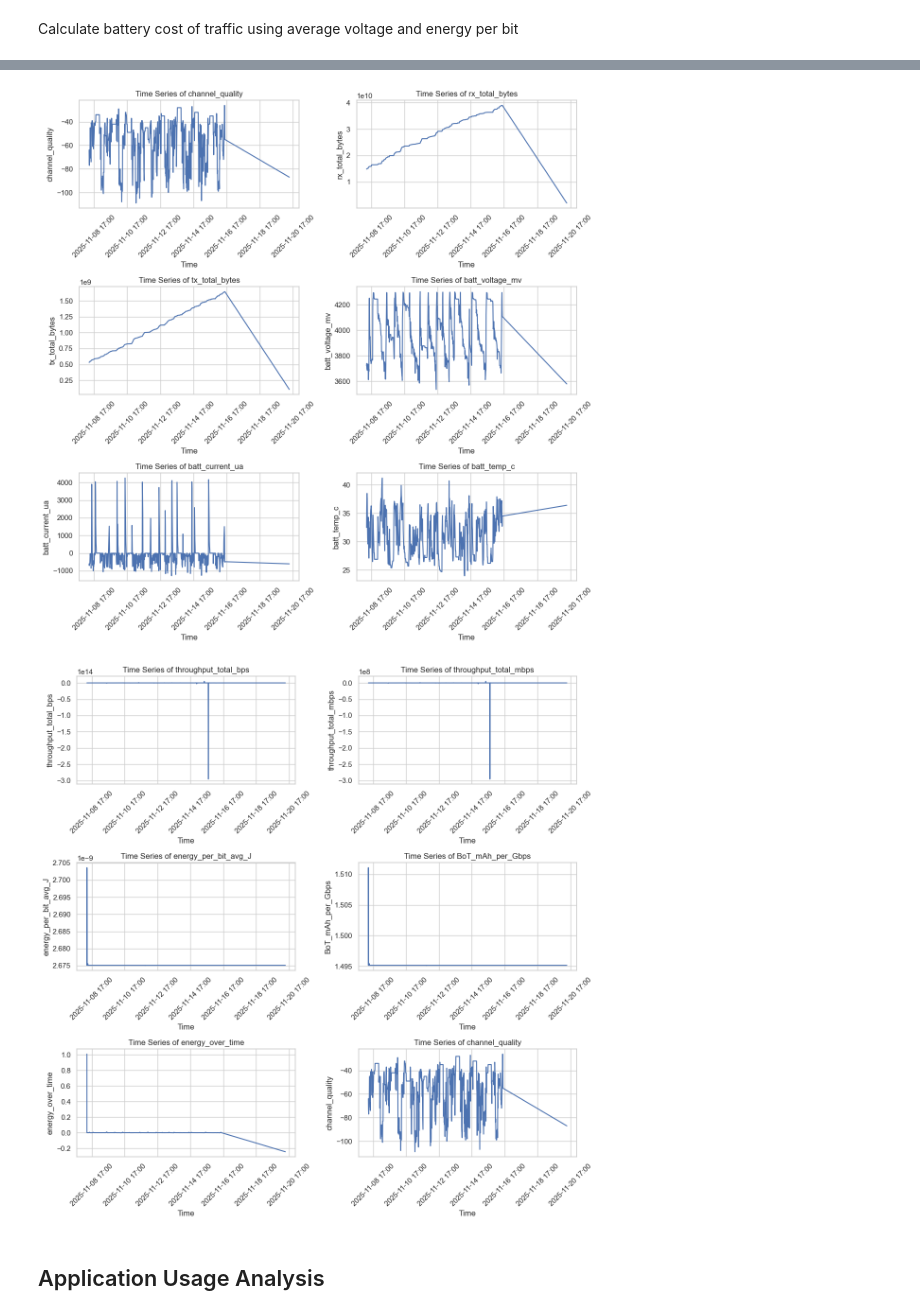
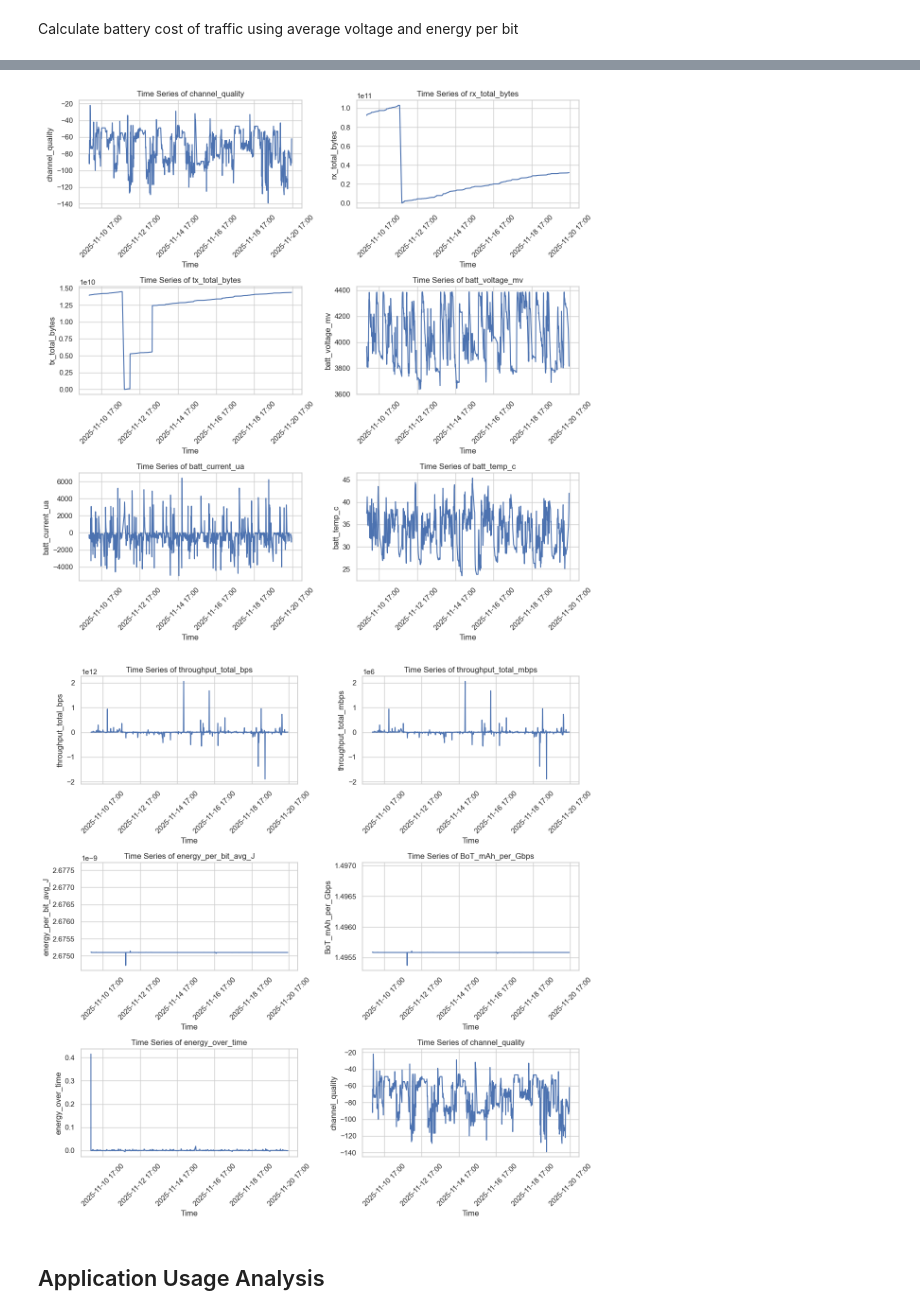
Before and after one commit to fadeldnswr/smartphone-battery-be, a Jupyter notebook: notebooks/main.ipynb, the cells around one changed output, grey strips where cells are left out. Drawn from its saved outputs; the diff is of its cells as text; code cells hidden in the pictures.

```diff
--- a/notebooks/main.ipynb
+++ b/notebooks/main.ipynb
@@ -227,25 +227,25 @@ df[["ts_utc", "throughput_total_bps", "energy_per_bit_avg_J", "BoT_mAh_per_Gbps"
 # %%
 import matplotlib.dates as mdates
 
 # Create a figure with subplots
 fig, axes = plt.subplots(3, 2, figsize=(12, 12))
 
-df_sm = df[df["device_id"] == "SM-A725F-6698366a2e3a4ff1"]
+df_sm = df[df["device_id"] == "SM-S926B-1ccc6862dc88e6b9"]
 
 # Plot line charts for each numerical column
 for ax, col in zip(axes.flatten(), numerical_cols):
     ax.plot(df_sm['created_at'], df_sm[col])
     ax.set_title(f'Time Series of {col}')
     ax.set_xlabel('Time')
     ax.set_ylabel(col)
     ax.xaxis.set_major_formatter(mdates.DateFormatter('%Y-%m-%d %H:%M'))
     ax.tick_params(axis='x', rotation=45)
 
 # Adjust layout
 plt.tight_layout()
 plt.show()
 # %% [output]
-[figure, old version]
+[figure, new version]
 # %%
 import matplotlib.dates as mdates
 
@@ -261,7 +261,7 @@ network_cols = [
   "channel_quality"
 ]
 
-df_sm = df[df["device_id"] == "SM-A725F-6698366a2e3a4ff1"]
+df_sm = df[df["device_id"] == "SM-S926B-1ccc6862dc88e6b9"]
 
 # Plot line charts for each numerical column
 for ax, col in zip(axes.flatten(), network_cols):
@@ -276,7 +276,7 @@ for ax, col in zip(axes.flatten(), network_cols):
 plt.tight_layout()
 plt.show()
 # %% [output]
-[figure, old version]
+[figure, new version]
 # %% [markdown]
 ## Application Usage Analysis
 # %% [markdown]
```
Also changed, not shown: parts of 19 cells of this notebook, 10 other files.
